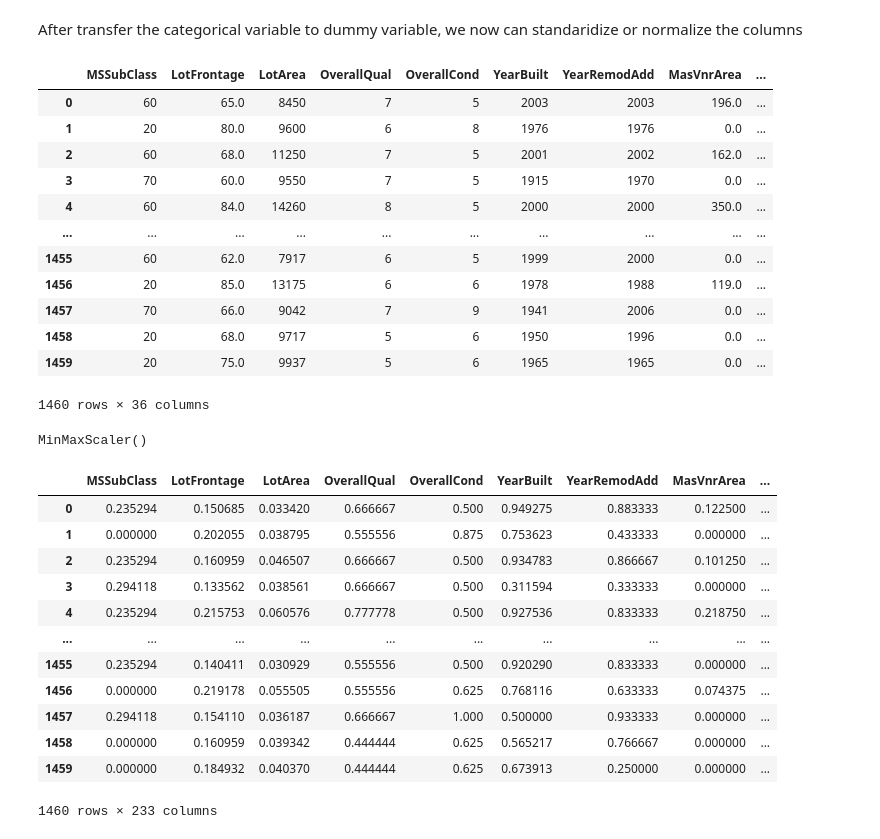
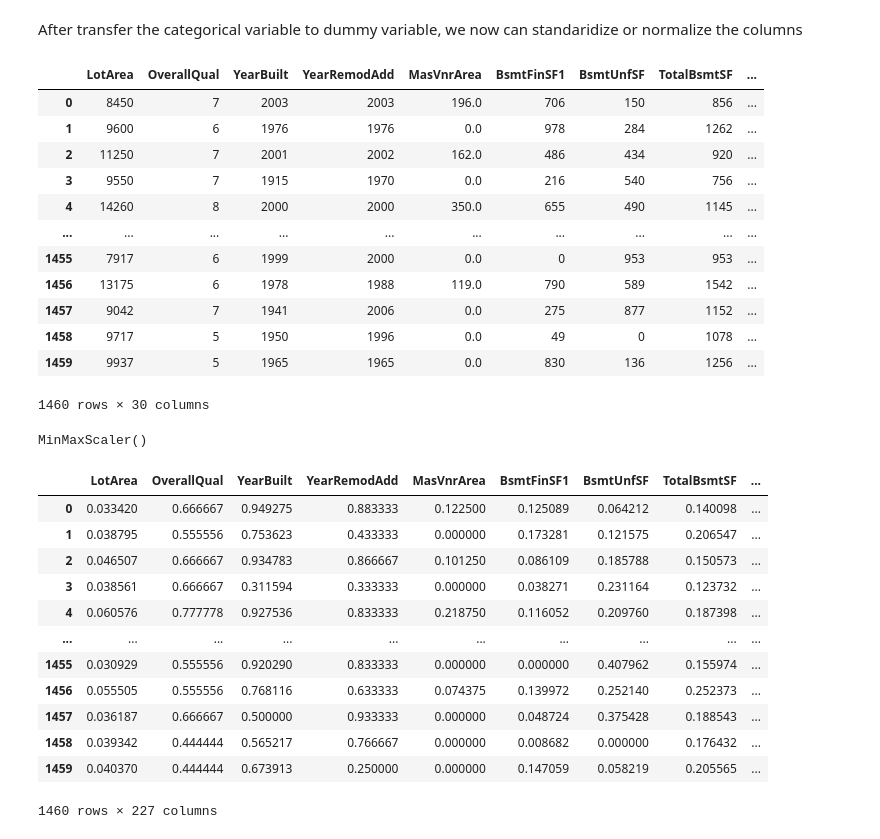
Before and after one commit to DinoKao23/ML2024_V1, a Jupyter notebook: CA01.ipynb, the cells around one changed output. Drawn from its saved outputs; the diff is of its cells as text; code cells hidden in the pictures.

Commit message:
Update outliers
Show the amount of outliers with count, delete the 100 or more outliers, and modify the machine learning df

```diff
--- a/CA01.ipynb
+++ b/CA01.ipynb
@@ -434,3 +455,6 @@ outliers
+# %%
+# Drop columns with 100 outliers or more
+df_fix.drop(['EnclosedPorch', 'BsmtFinSF2', 'OverallCond', 'ScreenPorch', 'LotFrontage', 'MSSubClass'], axis = 1, inplace= True)
 # %% [markdown]
 With this code, we can find all the outliers in the dataframe!
 # %%
@@ -492,30 +532,28 @@ After transfer the categorical variable to dummy variable, we now can standaridi
 # %%
 # Normalization
 # Assume we want to predict Price, so we normalize all the other values in the df
 scalar = MinMaxScaler()
-not_dummy_num_col = ['MSSubClass', 'LotFrontage', 'LotArea', 'OverallQual', 'OverallCond',
-       'YearBuilt', 'YearRemodAdd', 'MasVnrArea', 'BsmtFinSF1', 'BsmtFinSF2',
-       'BsmtUnfSF', 'TotalBsmtSF', '1stFlrSF', '2ndFlrSF', 'LowQualFinSF',
-       'GrLivArea', 'BsmtFullBath', 'BsmtHalfBath', 'FullBath', 'HalfBath',
-       'BedroomAbvGr', 'KitchenAbvGr', 'TotRmsAbvGrd', 'Fireplaces',
-       'GarageYrBlt', 'GarageCars', 'GarageArea', 'WoodDeckSF', 'OpenPorchSF',
-       'EnclosedPorch', '3SsnPorch', 'ScreenPorch', 'PoolArea', 'MiscVal',
-       'MoSold', 'YrSold']
+not_dummy_num_col = ['LotArea', 'OverallQual', 'YearBuilt', 'YearRemodAdd', 'MasVnrArea',
+       'BsmtFinSF1', 'BsmtUnfSF', 'TotalBsmtSF', '1stFlrSF', '2ndFlrSF',
+       'LowQualFinSF', 'GrLivArea', 'BsmtFullBath', 'BsmtHalfBath', 'FullBath',
+       'HalfBath', 'BedroomAbvGr', 'KitchenAbvGr', 'TotRmsAbvGrd',
+       'Fireplaces', 'GarageYrBlt', 'GarageCars', 'GarageArea', 'WoodDeckSF',
+       'OpenPorchSF', '3SsnPorch', 'PoolArea', 'MiscVal', 'MoSold', 'YrSold']
 df_machine_learning.loc[:,not_dummy_num_col]
 # %% [output]
-|  | MSSubClass | LotFrontage | LotArea | OverallQual | OverallCond | YearBuilt | YearRemodAdd | MasVnrArea | ... |
-| 0 | 60 | 65.0 | 8450 | 7 | 5 | 2003 | 2003 | 196.0 | ... |
-| 1 | 20 | 80.0 | 9600 | 6 | 8 | 1976 | 1976 | 0.0 | ... |
-| 2 | 60 | 68.0 | 11250 | 7 | 5 | 2001 | 2002 | 162.0 | ... |
-| 3 | 70 | 60.0 | 9550 | 7 | 5 | 1915 | 1970 | 0.0 | ... |
-| 4 | 60 | 84.0 | 14260 | 8 | 5 | 2000 | 2000 | 350.0 | ... |
+|  | LotArea | OverallQual | YearBuilt | YearRemodAdd | MasVnrArea | BsmtFinSF1 | BsmtUnfSF | TotalBsmtSF | ... |
+| 0 | 8450 | 7 | 2003 | 2003 | 196.0 | 706 | 150 | 856 | ... |
+| 1 | 9600 | 6 | 1976 | 1976 | 0.0 | 978 | 284 | 1262 | ... |
+| 2 | 11250 | 7 | 2001 | 2002 | 162.0 | 486 | 434 | 920 | ... |
+| 3 | 9550 | 7 | 1915 | 1970 | 0.0 | 216 | 540 | 756 | ... |
+| 4 | 14260 | 8 | 2000 | 2000 | 350.0 | 655 | 490 | 1145 | ... |
 | ... | ... | ... | ... | ... | ... | ... | ... | ... | ... |
-| 1455 | 60 | 62.0 | 7917 | 6 | 5 | 1999 | 2000 | 0.0 | ... |
-| 1456 | 20 | 85.0 | 13175 | 6 | 6 | 1978 | 1988 | 119.0 | ... |
-| 1457 | 70 | 66.0 | 9042 | 7 | 9 | 1941 | 2006 | 0.0 | ... |
-| 1458 | 20 | 68.0 | 9717 | 5 | 6 | 1950 | 1996 | 0.0 | ... |
-| 1459 | 20 | 75.0 | 9937 | 5 | 6 | 1965 | 1965 | 0.0 | ... |
+| 1455 | 7917 | 6 | 1999 | 2000 | 0.0 | 0 | 953 | 953 | ... |
+| 1456 | 13175 | 6 | 1978 | 1988 | 119.0 | 790 | 589 | 1542 | ... |
+| 1457 | 9042 | 7 | 1941 | 2006 | 0.0 | 275 | 877 | 1152 | ... |
+| 1458 | 9717 | 5 | 1950 | 1996 | 0.0 | 49 | 0 | 1078 | ... |
+| 1459 | 9937 | 5 | 1965 | 1965 | 0.0 | 830 | 136 | 1256 | ... |
-1460 rows × 36 columns
+1460 rows × 30 columns
 # %%
 scalar.fit(df_machine_learning.loc[:,not_dummy_num_col])
 # %% [output]
@@ -525,18 +563,18 @@ MinMaxScaler()
 df_machine_learning[not_dummy_num_col] = scalar.transform(df_machine_learning.loc[:,not_dummy_num_col])
 df_machine_learning
 # %% [output]
-|  | MSSubClass | LotFrontage | LotArea | OverallQual | OverallCond | YearBuilt | YearRemodAdd | MasVnrArea | ... |
-| 0 | 0.235294 | 0.150685 | 0.033420 | 0.666667 | 0.500 | 0.949275 | 0.883333 | 0.122500 | ... |
-| 1 | 0.000000 | 0.202055 | 0.038795 | 0.555556 | 0.875 | 0.753623 | 0.433333 | 0.000000 | ... |
-| 2 | 0.235294 | 0.160959 | 0.046507 | 0.666667 | 0.500 | 0.934783 | 0.866667 | 0.101250 | ... |
-| 3 | 0.294118 | 0.133562 | 0.038561 | 0.666667 | 0.500 | 0.311594 | 0.333333 | 0.000000 | ... |
-| 4 | 0.235294 | 0.215753 | 0.060576 | 0.777778 | 0.500 | 0.927536 | 0.833333 | 0.218750 | ... |
+|  | LotArea | OverallQual | YearBuilt | YearRemodAdd | MasVnrArea | BsmtFinSF1 | BsmtUnfSF | TotalBsmtSF | ... |
+| 0 | 0.033420 | 0.666667 | 0.949275 | 0.883333 | 0.122500 | 0.125089 | 0.064212 | 0.140098 | ... |
+| 1 | 0.038795 | 0.555556 | 0.753623 | 0.433333 | 0.000000 | 0.173281 | 0.121575 | 0.206547 | ... |
+| 2 | 0.046507 | 0.666667 | 0.934783 | 0.866667 | 0.101250 | 0.086109 | 0.185788 | 0.150573 | ... |
+| 3 | 0.038561 | 0.666667 | 0.311594 | 0.333333 | 0.000000 | 0.038271 | 0.231164 | 0.123732 | ... |
+| 4 | 0.060576 | 0.777778 | 0.927536 | 0.833333 | 0.218750 | 0.116052 | 0.209760 | 0.187398 | ... |
 | ... | ... | ... | ... | ... | ... | ... | ... | ... | ... |
-| 1455 | 0.235294 | 0.140411 | 0.030929 | 0.555556 | 0.500 | 0.920290 | 0.833333 | 0.000000 | ... |
-| 1456 | 0.000000 | 0.219178 | 0.055505 | 0.555556 | 0.625 | 0.768116 | 0.633333 | 0.074375 | ... |
-| 1457 | 0.294118 | 0.154110 | 0.036187 | 0.666667 | 1.000 | 0.500000 | 0.933333 | 0.000000 | ... |
-| 1458 | 0.000000 | 0.160959 | 0.039342 | 0.444444 | 0.625 | 0.565217 | 0.766667 | 0.000000 | ... |
-| 1459 | 0.000000 | 0.184932 | 0.040370 | 0.444444 | 0.625 | 0.673913 | 0.250000 | 0.000000 | ... |
+| 1455 | 0.030929 | 0.555556 | 0.920290 | 0.833333 | 0.000000 | 0.000000 | 0.407962 | 0.155974 | ... |
+| 1456 | 0.055505 | 0.555556 | 0.768116 | 0.633333 | 0.074375 | 0.139972 | 0.252140 | 0.252373 | ... |
+| 1457 | 0.036187 | 0.666667 | 0.500000 | 0.933333 | 0.000000 | 0.048724 | 0.375428 | 0.188543 | ... |
+| 1458 | 0.039342 | 0.444444 | 0.565217 | 0.766667 | 0.000000 | 0.008682 | 0.000000 | 0.176432 | ... |
+| 1459 | 0.040370 | 0.444444 | 0.673913 | 0.250000 | 0.000000 | 0.147059 | 0.058219 | 0.205565 | ... |
-1460 rows × 233 columns
+1460 rows × 227 columns
 # %%
 # Collinarity
```
Also changed, not shown: parts of 4 cells of this notebook.
